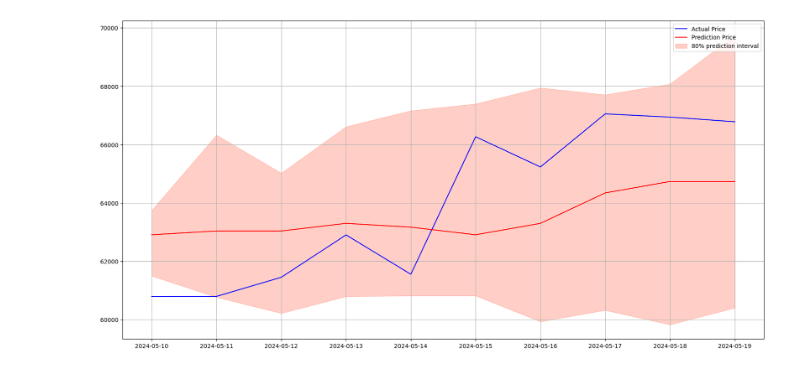
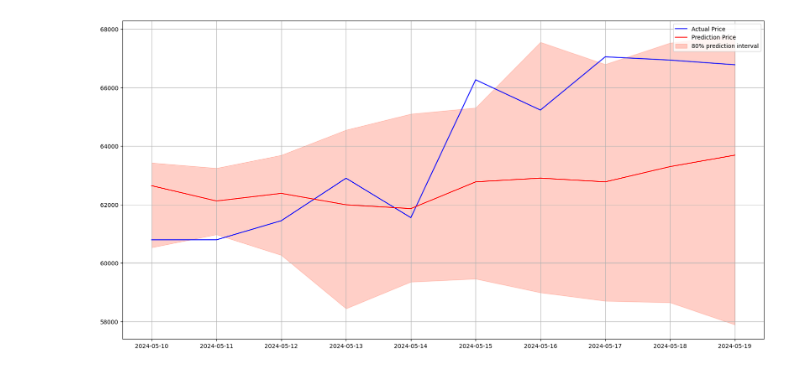
Before and after one commit to Ivo196/Price-Forecasting-Chronos-T5, a Jupyter notebook: test1.ipynb, the cells around one changed output. Saved outputs shown, nothing was run; the diff lists cells and outputs as text; code cells hidden in the pictures.

```diff
--- a/test1.ipynb
+++ b/test1.ipynb
@@ -2,9 +2,7 @@
 from sklearn.model_selection import train_test_split
 import pandas as pd
 import matplotlib.pyplot as plt
-import matplotlib.pyplot as plt
 import numpy as np
-import pandas as pd
 import torch
 from chronos import ChronosPipeline
 import yfinance as yf
@@ -15,32 +13,32 @@ df.dropna(inplace=True)
 
 dias = 10
 
 train_size = int(len(df) - dias)
 train_df = df.iloc[:train_size]
 test_df = df.iloc[train_size:]
 
 
 #Hacemos las predicciones
 pipeline = ChronosPipeline.from_pretrained(
-    "amazon/chronos-t5-large",
+    "amazon/chronos-t5-tiny",
     device_map="cpu",
     torch_dtype=torch.bfloat16,
 )
 
 prediction_length = dias
 context = torch.tensor(train_df["Close"])
 forecast = pipeline.predict(context, prediction_length)
 
 low, median, high = np.quantile(forecast[0].numpy(), [0.1, 0.5, 0.9], axis=0)
 
 
 plt.figure(figsize=(20,10))
 #plt.plot(train_df.index, train_df["Close"], label="Close Price", color="black")
 plt.plot(test_df.index, test_df["Close"], label="Actual Price",color="blue")
 plt.plot(test_df.index, median, color="red", label="Prediction Price")
 plt.fill_between(test_df.index, low, high, color="tomato", alpha=0.3, label="80% prediction interval")
 plt.legend()
 plt.grid(True)
 plt.show()
 # %% [output]
-[figure, old version]
+[figure, new version]
```
